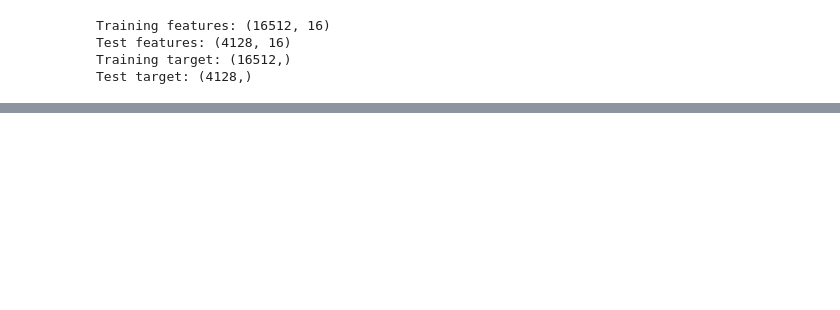
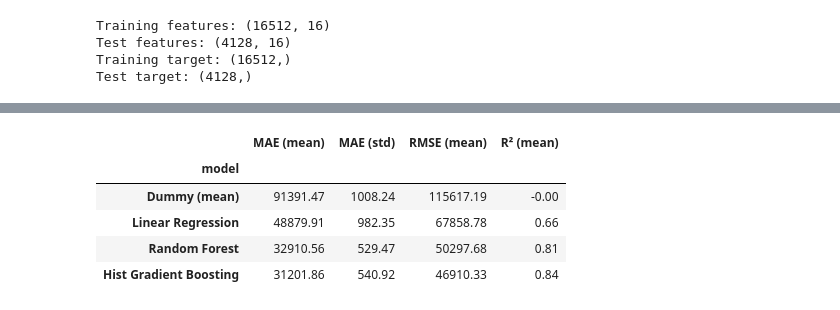
Before and after one commit to Ayda-Karimzadeh/house-price-prediction-linear-regression, a Jupyter notebook: notebooks/04_modeling.ipynb, the cells around one changed output, grey strips where cells are left out. Saved outputs shown, nothing was run; the diff lists cells and outputs as text; code cells hidden in the pictures; blank space fills up the shorter version.

```diff
--- a/notebooks/04_modeling.ipynb
+++ b/notebooks/04_modeling.ipynb
@@ -53,6 +40,0 @@ This model serves as a baseline for comparing more advanced regression models in
-# %%
-
-from sklearn.linear_model import LinearRegression
-
-model = LinearRegression()
-model.fit(X_train, y_train)
@@ -85,0 +119,10 @@ The prediction values alone are not sufficient to determine model performance. Q
+# %%
+display_cols = ["MAE (mean)", "MAE (std)", "RMSE (mean)", "R² (mean)"]
+cv_results[display_cols].round(2)
+# %% [output]
+|  | MAE (mean) | MAE (std) | RMSE (mean) | R² (mean) |
+| model |  |  |  |  |
+| Dummy (mean) | 91391.47 | 1008.24 | 115617.19 | -0.00 |
+| Linear Regression | 48879.91 | 982.35 | 67858.78 | 0.66 |
+| Random Forest | 32910.56 | 529.47 | 50297.68 | 0.81 |
+| Hist Gradient Boosting | 31201.86 | 540.92 | 46910.33 | 0.84 |
```
Also changed, not shown: parts of 21 cells of this notebook, 10 other files.
